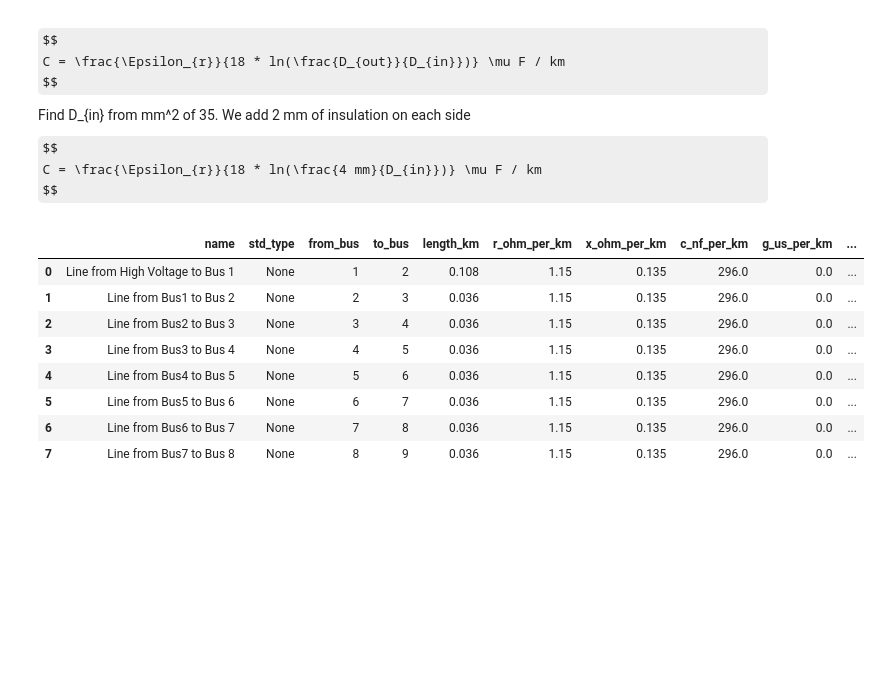
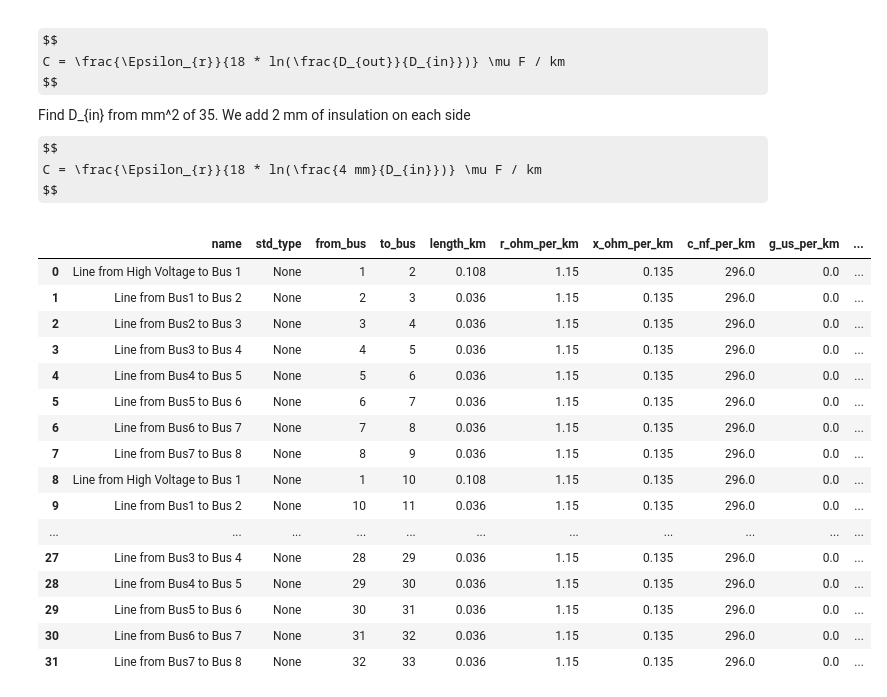
Before and after one commit to williamrodz/GridSimulationAssignment, a Jupyter notebook: AssignmentThreeCode.ipynb, the cells around one changed output. Drawn from its saved outputs; the diff is of its cells as text; code cells hidden in the pictures; some formulas as TeX source; blank space fills up the shorter version.

Commit message:
Added lines 2-4

```diff
--- a/AssignmentThreeCode.ipynb
+++ b/AssignmentThreeCode.ipynb
@@ -186,14 +186,17 @@ pp.create_ext_grid(net, bus=high_voltage_bus, vm_pu=slack_voltage_per_unit, name
 # %% [markdown]
 Now, let's create the buses for the loads
 # %%
-house_buses = []
 num_buses_per_line = 8
+num_lines = 4
 
 """
 - - - - - - - -
 """
-
-for i in range(num_buses_per_line):
-  house_buses.append(pp.create_bus(net, vn_kv=low_voltage_kv, name=f"Bus {i+1}"))
-house_buses
+lines = []
+for line in range(num_lines):
+  buses_for_line = []
+  for i in range(num_buses_per_line):
+    buses_for_line.append(pp.create_bus(net, vn_kv=low_voltage_kv, name=f"Bus {i+1}"))
+  lines.append(buses_for_line[:])
+lines
 # %% [output]
@@ -210,8 +216,9 @@ hypotenuse = real_power_load_per_three_houses / power_factor
 # im = sqrt(h^2 - rp^2)
 
 reactive_power_per_three_houses = (hypotenuse**2 - real_power_load_per_three_houses**2)**0.5
-for i in range(num_buses_per_line):
-  pp.create_load(net, bus=house_buses[i-1], p_mw=real_power_load_per_three_houses, q_mvar=reactive_power_per_three_houses, name=f"Load for bus {i+1}")
+for line in range(num_lines):
+  for i in range(num_buses_per_line):
+    pp.create_load(net, bus=lines[line][i-1], p_mw=real_power_load_per_three_houses, q_mvar=reactive_power_per_three_houses, name=f"Load for bus {i+1}")
 # %% [markdown]
 $$
 C = \frac{\Epsilon_{r}}{18 * ln(\frac{D_{out}}{D_{in}})} \mu F / km
@@ -223,46 +230,55 @@ $$
 # %%
 # Now create lines between the buses
 
 width_of_home_km = 0.012 # 12 meters
 line_resistance_per_km = 1.15 # ohms per km
 line_reactance_per_km = 0.135 # 0.135 ohms per km
 line_capacitance_per_km = 0.296e3 # nano Farads per km
 max_thermal_current_kA = 1000
 
-for i in range(num_buses_per_line):
-  if i == 0:
-    pp.create_line_from_parameters(
-      net,
-      from_bus=low_voltage_bus,
-      to_bus=house_buses[i],
-      length_km=width_of_home_km*9,
-      r_ohm_per_km=line_resistance_per_km,
-      x_ohm_per_km=line_reactance_per_km,
-      c_nf_per_km=line_capacitance_per_km,
-      max_i_ka=max_thermal_current_kA,
-      name=f"Line from High Voltage to Bus {i+1}")
-  else:
-    pp.create_line_from_parameters(
-      net,
-      from_bus=house_buses[i-1],
-      to_bus=house_buses[i],
-      length_km=width_of_home_km*3,
-      r_ohm_per_km=line_resistance_per_km,
-      x_ohm_per_km=line_reactance_per_km,
-      c_nf_per_km=line_capacitance_per_km,
-      max_i_ka=max_thermal_current_kA,
-      name=f"Line from Bus{i} to Bus {i+1}")
+for line in range(num_lines):
+  for i in range(num_buses_per_line):
+    if i == 0:
+      pp.create_line_from_parameters(
+        net,
+        from_bus=low_voltage_bus,
+        to_bus=lines[line][i],
+        length_km=width_of_home_km*9,
+        r_ohm_per_km=line_resistance_per_km,
+        x_ohm_per_km=line_reactance_per_km,
+        c_nf_per_km=line_capacitance_per_km,
+        max_i_ka=max_thermal_current_kA,
+        name=f"Line from High Voltage to Bus {i+1}")
+    else:
+      pp.create_line_from_parameters(
+        net,
+        from_bus=lines[line][i-1],
+        to_bus=lines[line][i],
+        length_km=width_of_home_km*3,
+        r_ohm_per_km=line_resistance_per_km,
+        x_ohm_per_km=line_reactance_per_km,
+        c_nf_per_km=line_capacitance_per_km,
+        max_i_ka=max_thermal_current_kA,
+        name=f"Line from Bus {i} to Bus {i+1}")
 net.line
 # %% [output]
 |  | name | std_type | from_bus | to_bus | length_km | r_ohm_per_km | x_ohm_per_km | c_nf_per_km | g_us_per_km | ... |
 | 0 | Line from High Voltage to Bus 1 | None | 1 | 2 | 0.108 | 1.15 | 0.135 | 296.0 | 0.0 | ... |
 | 1 | Line from Bus1 to Bus 2 | None | 2 | 3 | 0.036 | 1.15 | 0.135 | 296.0 | 0.0 | ... |
 | 2 | Line from Bus2 to Bus 3 | None | 3 | 4 | 0.036 | 1.15 | 0.135 | 296.0 | 0.0 | ... |
 | 3 | Line from Bus3 to Bus 4 | None | 4 | 5 | 0.036 | 1.15 | 0.135 | 296.0 | 0.0 | ... |
 | 4 | Line from Bus4 to Bus 5 | None | 5 | 6 | 0.036 | 1.15 | 0.135 | 296.0 | 0.0 | ... |
 | 5 | Line from Bus5 to Bus 6 | None | 6 | 7 | 0.036 | 1.15 | 0.135 | 296.0 | 0.0 | ... |
 | 6 | Line from Bus6 to Bus 7 | None | 7 | 8 | 0.036 | 1.15 | 0.135 | 296.0 | 0.0 | ... |
 | 7 | Line from Bus7 to Bus 8 | None | 8 | 9 | 0.036 | 1.15 | 0.135 | 296.0 | 0.0 | ... |
+| 8 | Line from High Voltage to Bus 1 | None | 1 | 10 | 0.108 | 1.15 | 0.135 | 296.0 | 0.0 | ... |
+| 9 | Line from Bus1 to Bus 2 | None | 10 | 11 | 0.036 | 1.15 | 0.135 | 296.0 | 0.0 | ... |
+| ... | ... | ... | ... | ... | ... | ... | ... | ... | ... | ... |
+| 27 | Line from Bus3 to Bus 4 | None | 28 | 29 | 0.036 | 1.15 | 0.135 | 296.0 | 0.0 | ... |
+| 28 | Line from Bus4 to Bus 5 | None | 29 | 30 | 0.036 | 1.15 | 0.135 | 296.0 | 0.0 | ... |
+| 29 | Line from Bus5 to Bus 6 | None | 30 | 31 | 0.036 | 1.15 | 0.135 | 296.0 | 0.0 | ... |
+| 30 | Line from Bus6 to Bus 7 | None | 31 | 32 | 0.036 | 1.15 | 0.135 | 296.0 | 0.0 | ... |
+| 31 | Line from Bus7 to Bus 8 | None | 32 | 33 | 0.036 | 1.15 | 0.135 | 296.0 | 0.0 | ... |
 # %%
 net.bus
 # %% [output]
```
Also changed, not shown: parts of 3 cells of this notebook.
